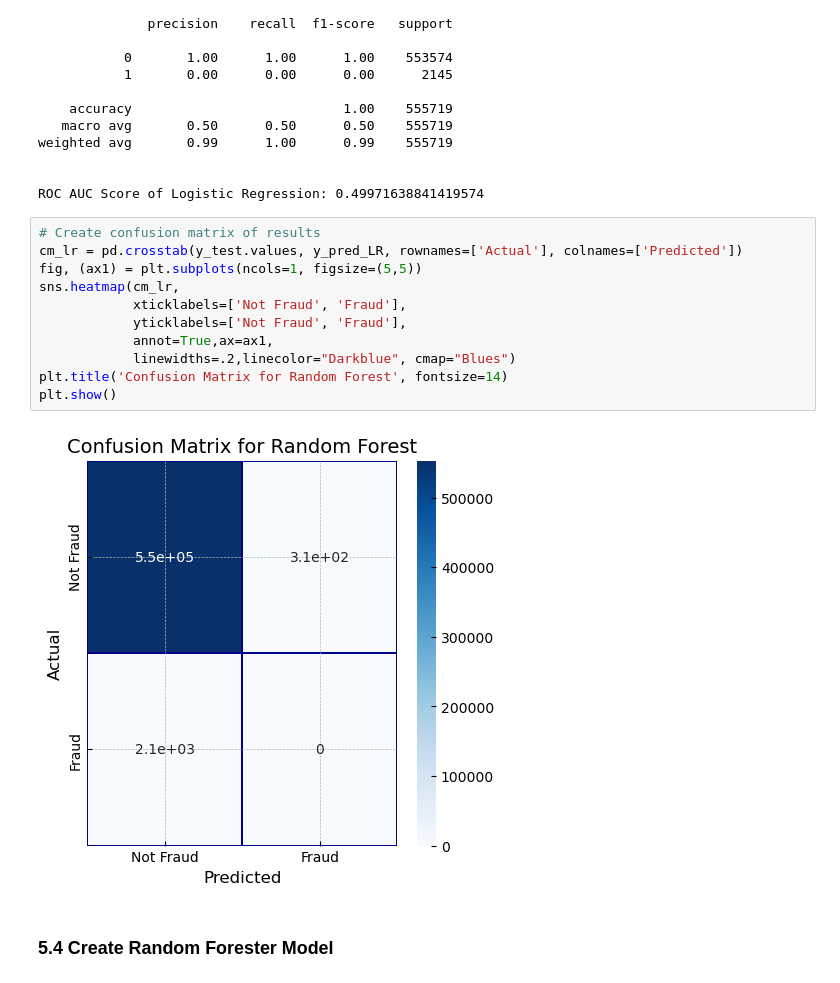
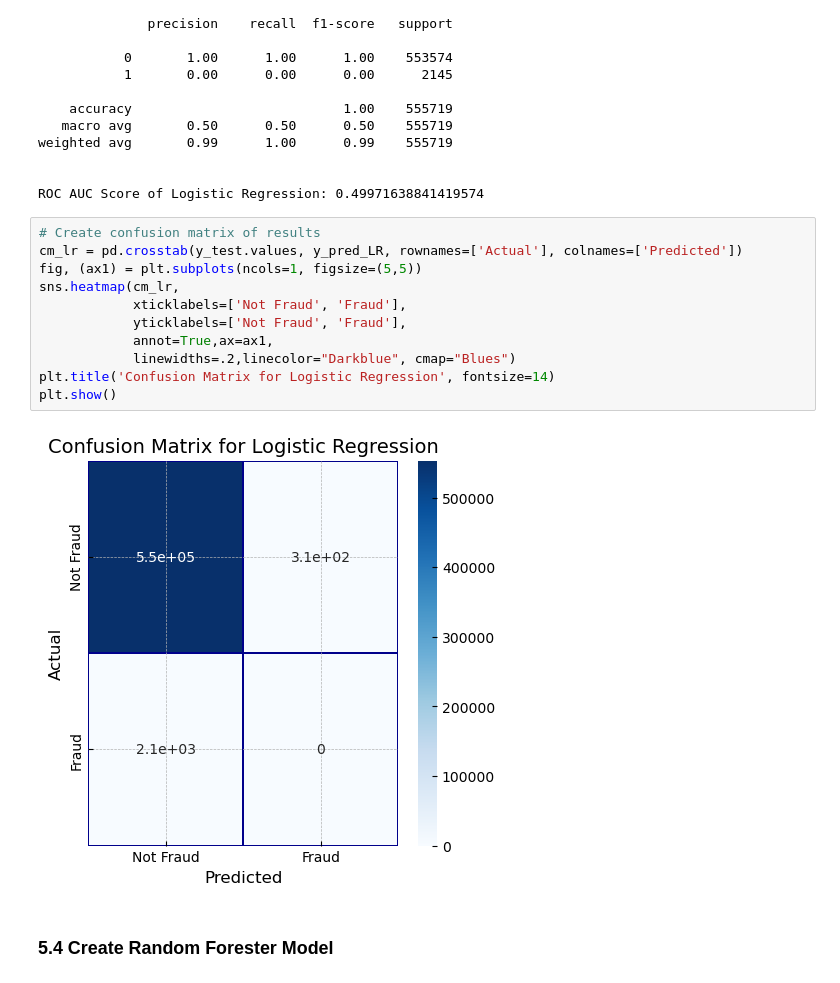
Before and after one commit to Jelterich/Project_4, a Jupyter notebook: Fraud_Date_Combined.ipynb, the cells around one changed output. Drawn from its saved outputs; the diff is of its cells as text.

Commit message:
confusion matrices labeling corrected

```diff
--- a/Fraud_Date_Combined.ipynb
+++ b/Fraud_Date_Combined.ipynb
@@ -303,16 +303,16 @@ ROC AUC Score of Logistic Regression: 0.49971638841419574
 # %%
 # Create confusion matrix of results
 cm_lr = pd.crosstab(y_test.values, y_pred_LR, rownames=['Actual'], colnames=['Predicted'])
 fig, (ax1) = plt.subplots(ncols=1, figsize=(5,5))
 sns.heatmap(cm_lr,
             xticklabels=['Not Fraud', 'Fraud'],
             yticklabels=['Not Fraud', 'Fraud'],
             annot=True,ax=ax1,
             linewidths=.2,linecolor="Darkblue", cmap="Blues")
-plt.title('Confusion Matrix for Random Forest', fontsize=14)
+plt.title('Confusion Matrix for Logistic Regression', fontsize=14)
 plt.show()
 # %% [output]
-[figure, old version]
+[figure, new version]
 # %% [markdown]
 ### 5.4 Create Random Forester Model
 # %%
```
Also changed, not shown: parts of 1 cell of this notebook.
